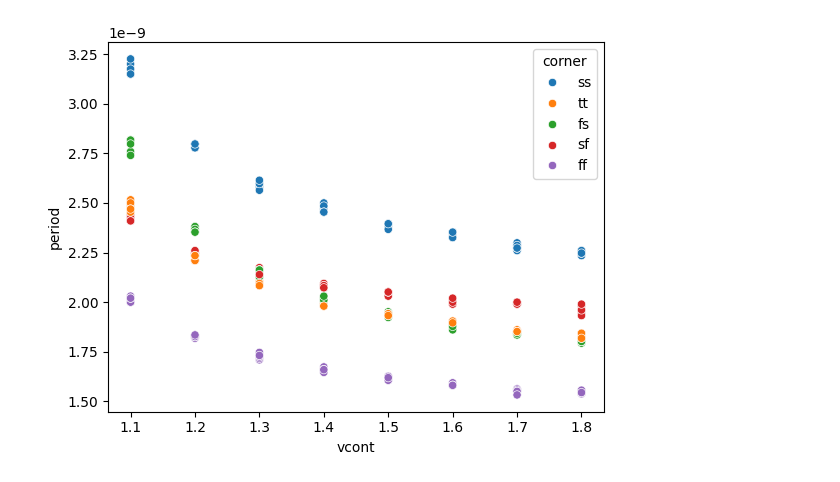
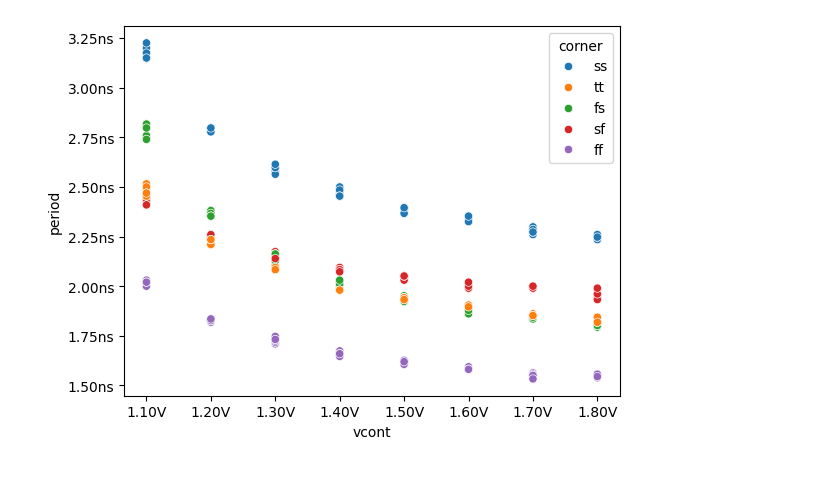
Before and after one commit to obriensp/tt07-spo-pll-bits, a Jupyter notebook: analysis/ring_osc3_test.ipynb, the cells around one changed output. Cells and saved outputs as stored; diff of their text form; code cells hidden in the pictures.

```diff
--- a/analysis/ring_osc3_test.ipynb
+++ b/analysis/ring_osc3_test.ipynb
@@ -13,6 +17,9 @@ plt.show()
 # %%
-sns.scatterplot(x='vcont', y='period', hue='corner', data=df)
+fig, ax = plt.subplots()
+sns.scatterplot(ax=ax, x='vcont', y='period', hue='corner', data=df)
 #plt.ylim(0, 1e-8)
+ax.xaxis.set_major_formatter(ticker.FuncFormatter(lambda x, pos: '{:,.2f}'.format(x) + 'V'))
+ax.yaxis.set_major_formatter(ticker.FuncFormatter(lambda x, pos: '{:,.2f}'.format(x * 1000000000) + 'ns'))
 plt.show()
 # %% [output]
-[figure, old version]
+[figure, new version]
```
Also changed, not shown: parts of 2 cells of this notebook, 37 other files.
